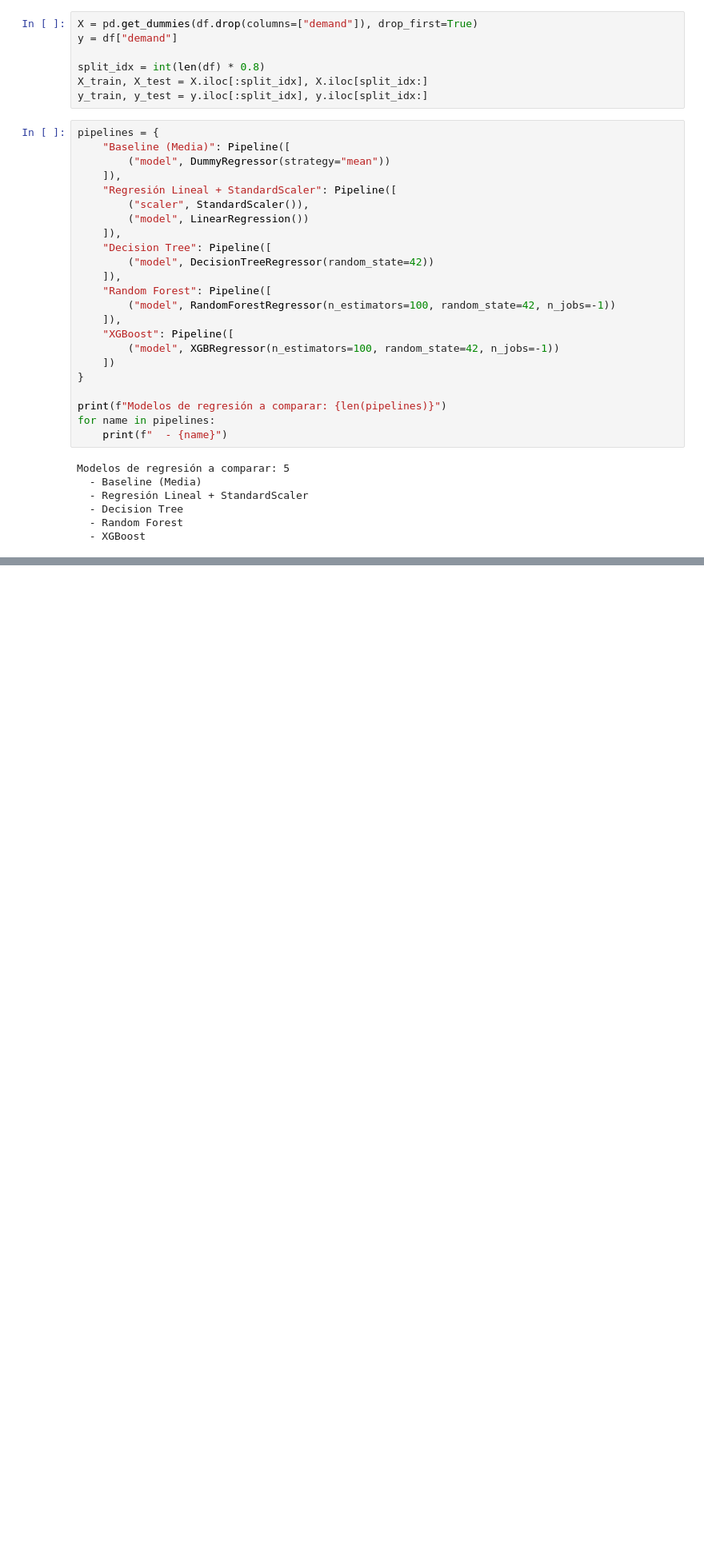
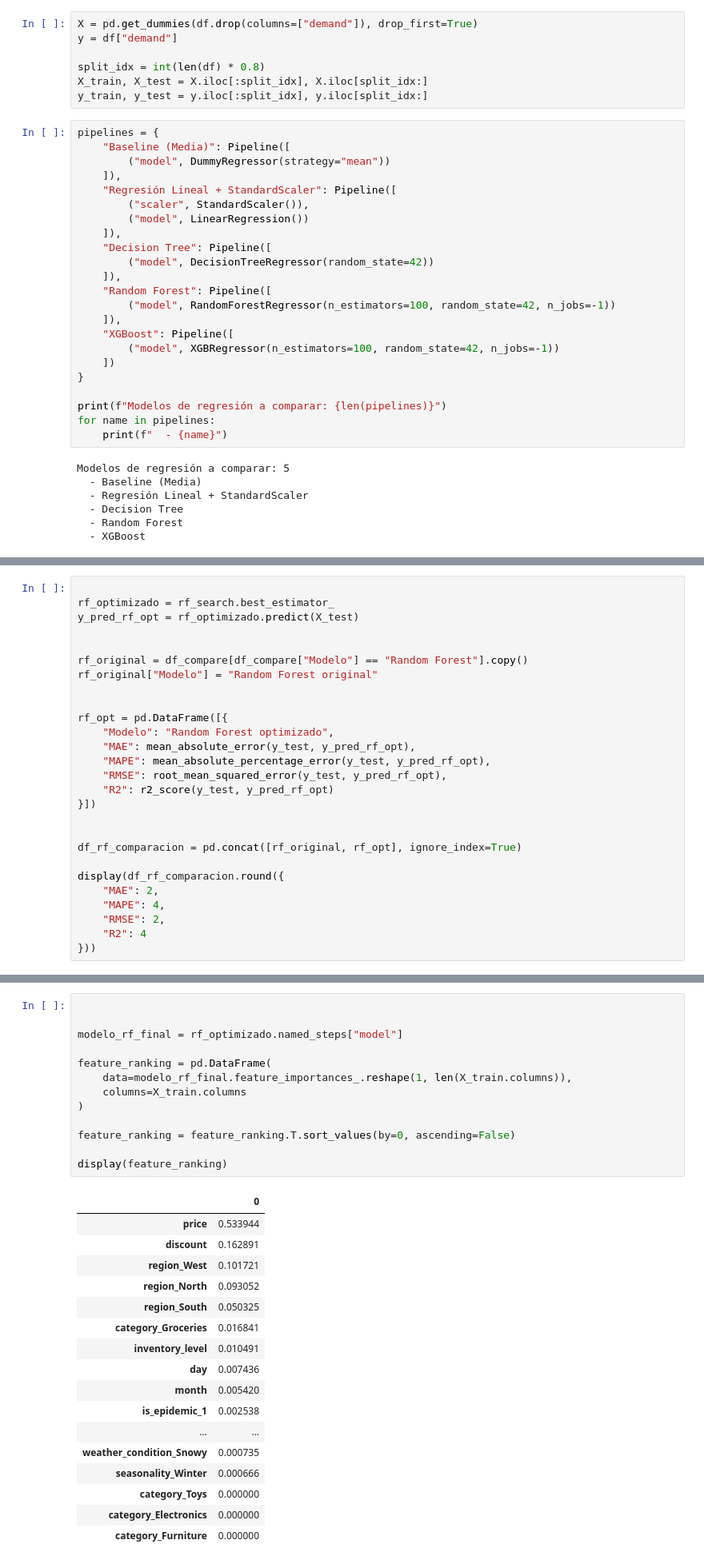
Before and after one commit to diegorod14/20261_Business_Predictive_Analytics, a Jupyter notebook: Notebooks/Modeling.ipynb, the cells around one changed output, grey strips where cells are left out. Shown at 80% size. Saved outputs shown, nothing was run; the diff lists cells and outputs as text; blank space fills up the shorter version.

```diff
--- a/Notebooks/Modeling.ipynb
+++ b/Notebooks/Modeling.ipynb
@@ -149,0 +190,27 @@ df_compare.round({"MAE": 2, "MAPE": 4, "RMSE": 2, "R2": 4})
+# %%
+
+rf_optimizado = rf_search.best_estimator_
+y_pred_rf_opt = rf_optimizado.predict(X_test)
+
+
+rf_original = df_compare[df_compare["Modelo"] == "Random Forest"].copy()
+rf_original["Modelo"] = "Random Forest original"
+
+
+rf_opt = pd.DataFrame([{
+    "Modelo": "Random Forest optimizado",
+    "MAE": mean_absolute_error(y_test, y_pred_rf_opt),
+    "MAPE": mean_absolute_percentage_error(y_test, y_pred_rf_opt),
+    "RMSE": root_mean_squared_error(y_test, y_pred_rf_opt),
+    "R2": r2_score(y_test, y_pred_rf_opt)
+}])
+
+
+df_rf_comparacion = pd.concat([rf_original, rf_opt], ignore_index=True)
+
+display(df_rf_comparacion.round({
+    "MAE": 2,
+    "MAPE": 4,
+    "RMSE": 2,
+    "R2": 4
+}))
@@ -150,3 +221,34 @@ df_compare.round({"MAE": 2, "MAPE": 4, "RMSE": 2, "R2": 4})
+# %%
+
+
+modelo_rf_final = rf_optimizado.named_steps["model"]
+
+feature_ranking = pd.DataFrame(
+    data=modelo_rf_final.feature_importances_.reshape(1, len(X_train.columns)),
+    columns=X_train.columns
+)
+
+feature_ranking = feature_ranking.T.sort_values(by=0, ascending=False)
+
+display(feature_ranking)
+# %% [output]
+|  | 0 |
+| price | 0.533944 |
+| discount | 0.162891 |
+| region_West | 0.101721 |
+| region_North | 0.093052 |
+| region_South | 0.050325 |
+| category_Groceries | 0.016841 |
+| inventory_level | 0.010491 |
+| day | 0.007436 |
+| month | 0.005420 |
+| is_epidemic_1 | 0.002538 |
+| ... | ... |
+| weather_condition_Snowy | 0.000735 |
+| seasonality_Winter | 0.000666 |
+| category_Toys | 0.000000 |
+| category_Electronics | 0.000000 |
+| category_Furniture | 0.000000 |
 # %%
 pipelines_vis = {k: v for k, v in pipelines.items() if "Baseline" not in k}
 fig, axes = plt.subplots(len(pipelines_vis), 1, figsize=(10, 18))
```
Also changed, not shown: parts of 9 cells of this notebook.
